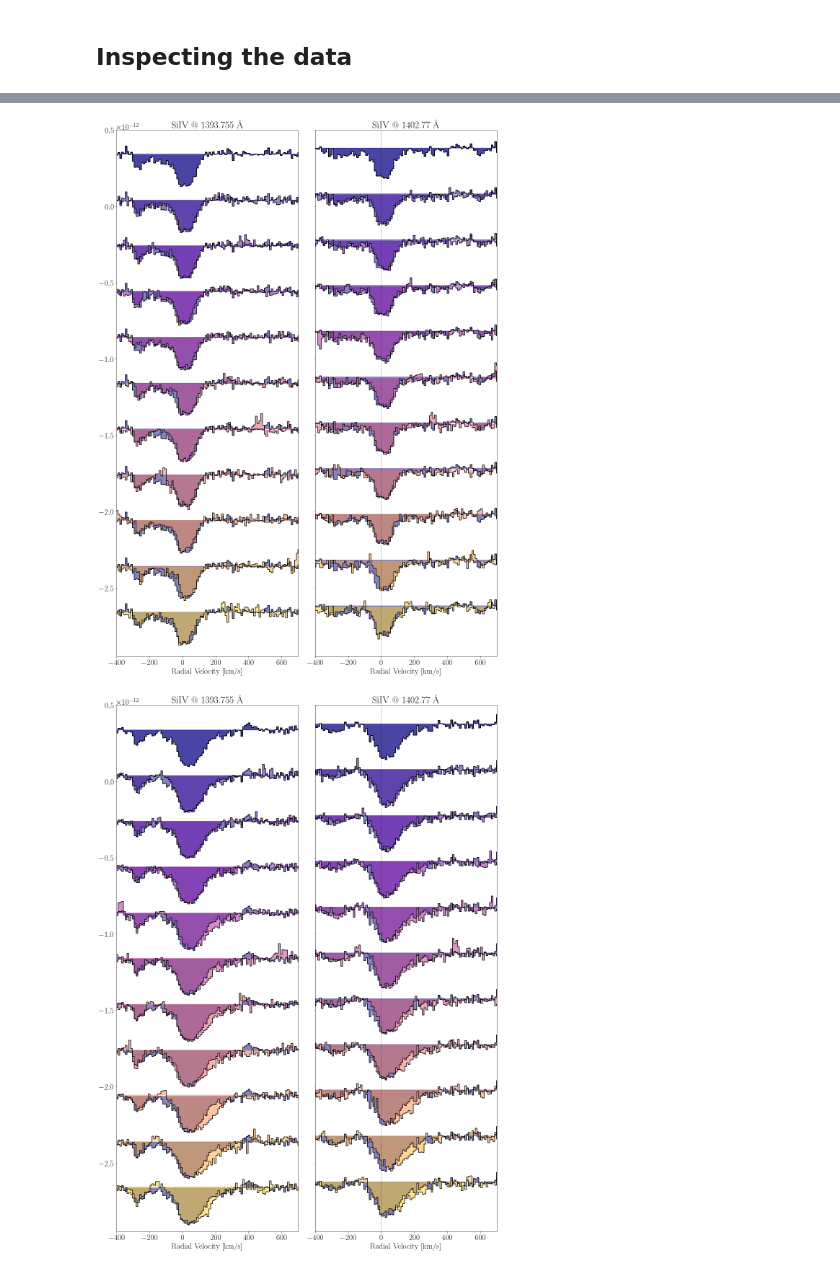
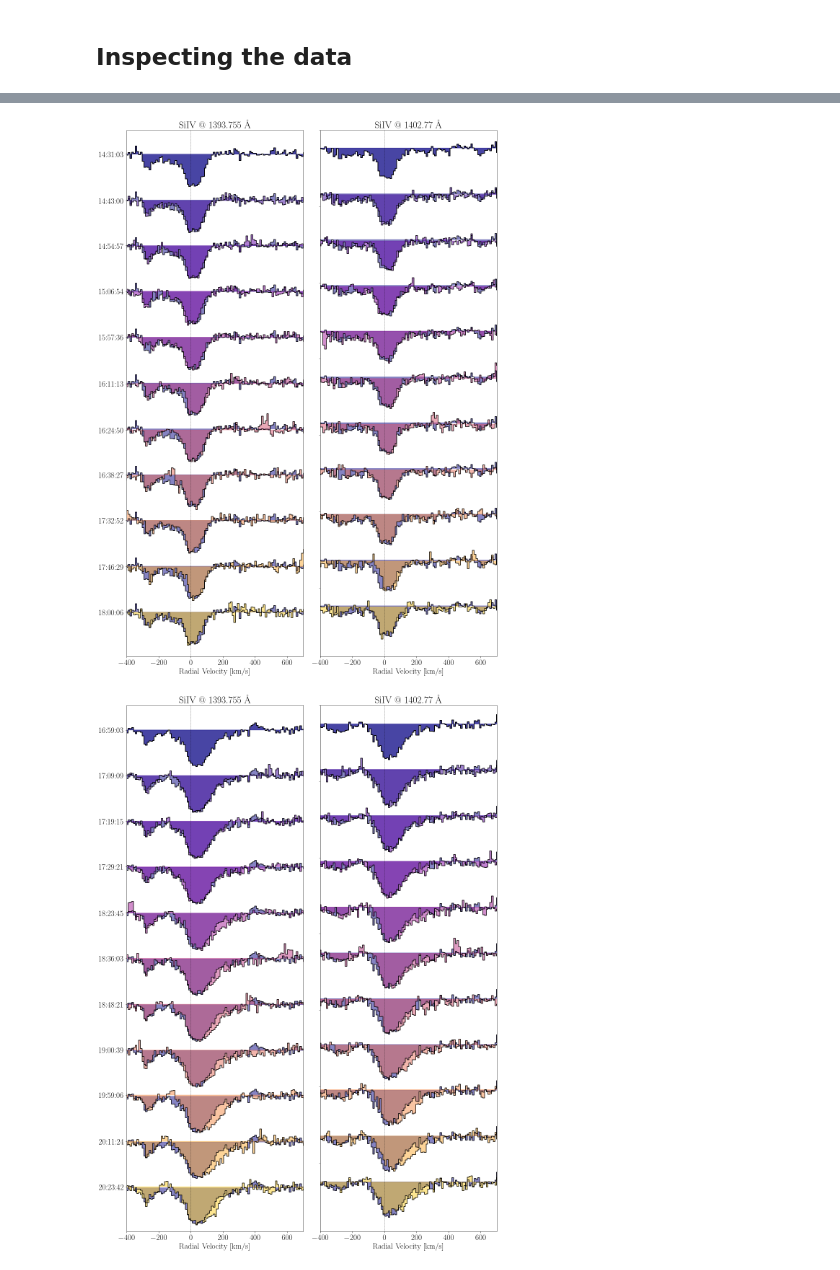
Before and after one commit to bdrdavies/exocomets, a Jupyter notebook: notebooks/short_term_variations.ipynb, the cells around one changed output, grey strips where cells are left out. Saved outputs shown, nothing was run; the diff lists cells and outputs as text; code cells hidden in the pictures.

```diff
--- a/notebooks/short_term_variations.ipynb
+++ b/notebooks/short_term_variations.ipynb
@@ -118,25 +155,10 @@ Let's have a look at when the spectra were obtained
 # %%
-plotting_params = {'backend': 'wxAgg',
-                   'font.family': 'serif',
-                   'font.size': 22,
-                   'lines.markersize' : 2,
-                   'axes.labelsize': 22,
-                   'legend.fontsize': 22,
-                   'xtick.labelsize': 22,
-                   'ytick.labelsize': 22,
-                   'text.usetex': True}
-
-plt.rcParams.update(plotting_params)
-
-
-bin_size = 5 # Only for visualisation. Never used for calculation.
-
-cool=cm.plasma(np.linspace(0.0,0.9,len(DP[0]))) # Create some nice colours for the plot
-
 print('Looking at observations done on:')
 
+# We loop over all the visits given in params.json
 for nobs in range(len(DP)):
 
+    # We extract the date so we can put it on the y-axis of the plot
     date = str(D[nobs][0][3])[:10]
 
     fig = plt.figure(figsize=(16.0,22.0))
@@ -144,20 +166,14 @@ for nobs in range(len(DP)):
     print('\n',date)
 
     ax1 = plt.subplot(121)
-    Line1 = 1393.7550 # The first SiIV line
+
     rv = c.Wave2RV(DP[nobs][0][0],Line1,20.5) # Convert to RV space
     x, y = c.BinXY(rv,DP[nobs][0][1],bin_size) # Bin the data
 
-    # Selecting a region for determening the baseline, e.g. flux = 0.
-    n1 = 400  # km/s
-    n2 = 1500 # km/s
     s1, s2 = c.RegionSelect(x, n1, n2)
 
     # Plot the vertical line at v = 0 km/s
-    #plt.plot([0,0],[-3.0e-12,0.5e-12],'--k',lw=0.5)
-
-    # Plot the vertical line at v = -270 km/s (approx location of CO line)
-    #plt.plot([-270,-270],[-3.0e-12,0.5e-12],'--k',lw=0.5)
+    plt.plot([0,0],[-3.0e-12,0.5e-12],'--k',lw=0.5)
 
     ticks = []
     times = []
@@ -173,26 +189,22 @@ for nobs in range(len(DP)):
         times.append(str(DP[nobs][i][3])[11:])
 
         plt.step(x1,y1-offset,color="black",label=str(DP[nobs][i][3])[11:])
-        plt.fill_between(x1,y1-i*3e-13,np.median(y1[s1:s2])*np.ones(len(x1))-offset,step='pre',color=cool[0],alpha=0.5)
+        plt.fill_between(x1,y1-offset,np.median(y1[s1:s2])*np.ones(len(x1))-offset,step='pre',color=cool[0],alpha=0.5)
         plt.step(x,y-offset,color="black",label=str(DP[nobs][i][3])[11:])
-        plt.fill_between(x,y-i*3e-13,np.median(y[s1:s2])*np.ones(len(x))-offset,step='pre',color=cool[i],alpha=0.5)
+        plt.fill_between(x,y-offset,np.median(y[s1:s2])*np.ones(len(x))-offset,step='pre',color=cool[i],alpha=0.5)
 
     plt.xlabel(r'Radial Velocity [km/s]')
     plt.xlim(-400,700)
     plt.ylim(-2.95e-12,0.5e-12)
-    #plt.sca(ax)
-    #plt.gca().set_yticks(ticks)
-    #plt.gca().set_yticklabels(times)
+    plt.gca().set_yticks(ticks)
+    plt.gca().set_yticklabels(times)
 
 
     ax2 = plt.subplot(122)
 
-    Line2 = 1402.7700
     rv = c.Wave2RV(DP[nobs][0][0],Line2,20.5)
     x, y = c.BinXY(rv,DP[nobs][0][1],bin_size)
 
-    n1 = 400
-    n2 = 1500
     s1, s2 = c.RegionSelect(x, n1, n2)
 
     plt.plot([0,0],[-3.0e-12,0.5e-12],'--k',lw=0.5)
@@ -200,37 +212,37 @@ for nobs in range(len(DP)):
     x1, y1 = c.BinXY(rv,DP[nobs][0][1],bin_size)
 
     for i in range(len(DP[nobs])):
         offset = i*3e-13
         x, y = c.BinXY(rv,DP[nobs][i][1],bin_size)
 
         ticks.append(np.median(y[s1:s2])-offset)
         times.append(str(DP[nobs][i][3])[11:])
 
         plt.step(x1,y1-offset,color="black",label=str(DP[nobs][i][3])[11:])
-        plt.fill_between(x1,y1-i*3e-13,np.median(y1[s1:s2])*np.ones(len(x1))-offset,step='pre',color=cool[0],alpha=0.5)
+        plt.fill_between(x1,y1-offset,np.median(y1[s1:s2])*np.ones(len(x1))-offset,step='pre',color=cool[0],alpha=0.5)
         plt.step(x,y-offset,color="black",label=str(DP[nobs][i][3])[11:])
-        plt.fill_between(x,y-i*3e-13,np.median(y[s1:s2])*np.ones(len(x))-offset,step='pre',color=cool[i],alpha=0.5)
+        plt.fill_between(x,y-offset,np.median(y[s1:s2])*np.ones(len(x))-offset,step='pre',color=cool[i],alpha=0.5)
 
     plt.xlabel(r'Radial Velocity [km/s]')
 
     ax2.set(yticklabels=[])
     ax2.set(ylabel=None)
 
     plt.xlabel(r'Radial Velocity [km/s]')
     plt.xlim(-400,700)
     plt.ylim(-2.95e-12,0.5e-12)
     ax1.title.set_text('SiIV @ '+str(Line1)+' \AA')
     ax2.title.set_text('SiIV @ '+str(Line2)+' \AA')
     fig.tight_layout()
     plt.savefig(home+'/plots/'+date+'.pdf', bbox_inches='tight', pad_inches=0.1,dpi=300)
 # %% [output]
 Looking at observations done on:
 
  2017-08-04
 
  2017-10-20
-[figure, old version]
+[figure, new version]
-[figure, old version]
+[figure, new version]
 # %%
 from scipy.optimize import curve_fit
 
```
Also changed, not shown: parts of 16 cells of this notebook.
